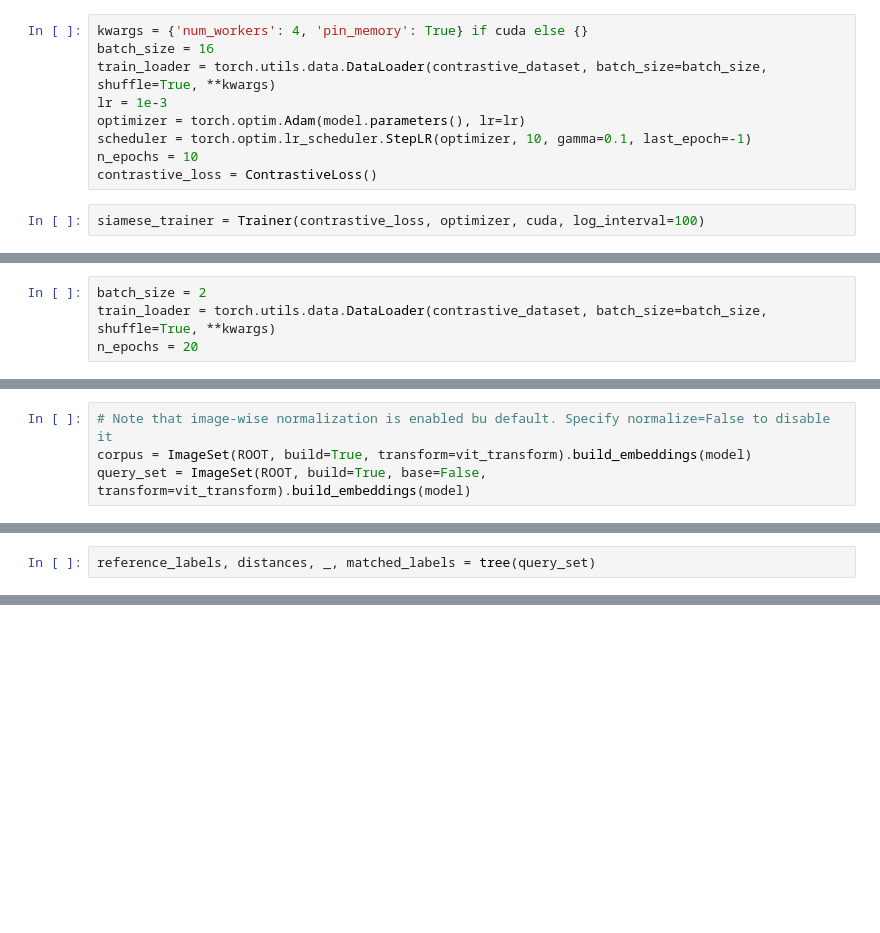
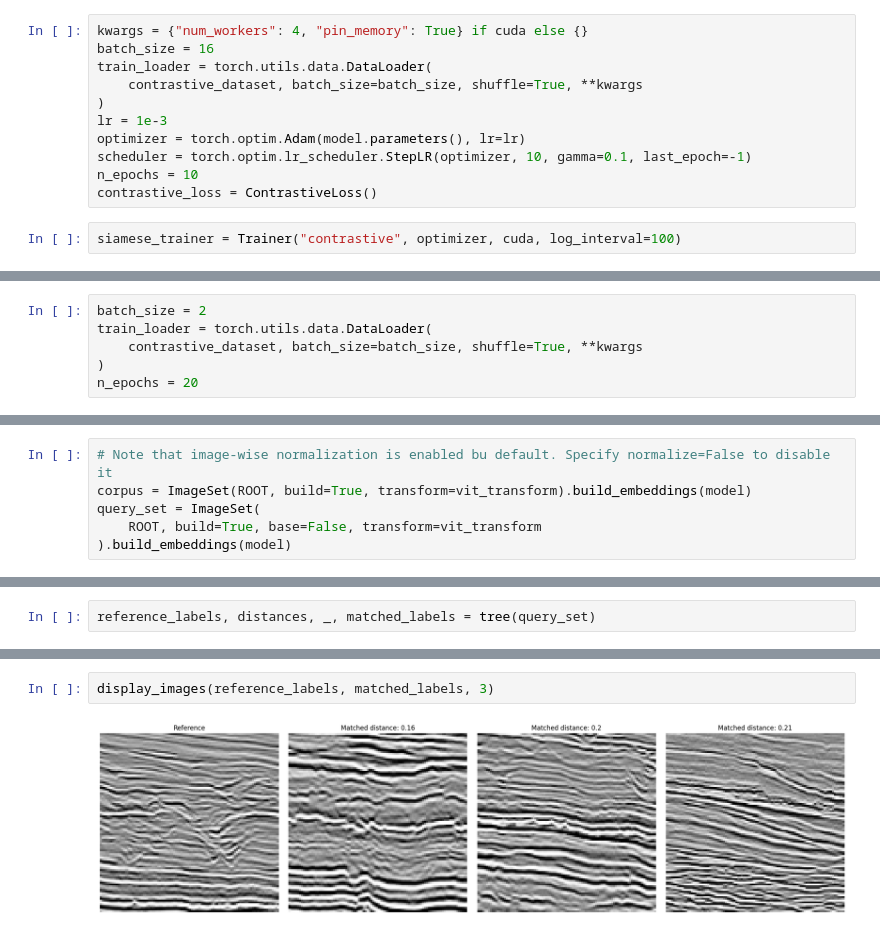
Before and after one commit to jessepisel/section-seeker, a Jupyter notebook: SectionSeeker_Quickstart_notebook.ipynb, the cells around one changed output, grey strips where cells are left out. Drawn from its saved outputs; the diff is of its cells as text; blank space fills up the shorter version.

```diff
--- a/SectionSeeker_Quickstart_notebook.ipynb
+++ b/SectionSeeker_Quickstart_notebook.ipynb
@@ -193,16 +239,18 @@ Initialized weights for fully connected component
 # %% [markdown]
 ### First stage of training
 # %%
-kwargs = {'num_workers': 4, 'pin_memory': True} if cuda else {}
+kwargs = {"num_workers": 4, "pin_memory": True} if cuda else {}
 batch_size = 16
-train_loader = torch.utils.data.DataLoader(contrastive_dataset, batch_size=batch_size, shuffle=True, **kwargs)
+train_loader = torch.utils.data.DataLoader(
+    contrastive_dataset, batch_size=batch_size, shuffle=True, **kwargs
+)
 lr = 1e-3
 optimizer = torch.optim.Adam(model.parameters(), lr=lr)
 scheduler = torch.optim.lr_scheduler.StepLR(optimizer, 10, gamma=0.1, last_epoch=-1)
 n_epochs = 10
 contrastive_loss = ContrastiveLoss()
 # %%
-siamese_trainer = Trainer(contrastive_loss, optimizer, cuda, log_interval=100)
+siamese_trainer = Trainer("contrastive", optimizer, cuda, log_interval=100)
 # %%
 siamese_trainer.train(model, train_loader, scheduler, n_epochs=n_epochs)
 # %% [output]
@@ -220,7 +268,9 @@ Train Epoch: 9 [0/561 (0%)]     Loss: 0.073591
 ### Second stage of training
 # %%
 batch_size = 2
-train_loader = torch.utils.data.DataLoader(contrastive_dataset, batch_size=batch_size, shuffle=True, **kwargs)
+train_loader = torch.utils.data.DataLoader(
+    contrastive_dataset, batch_size=batch_size, shuffle=True, **kwargs
+)
 n_epochs = 20
 # %%
 siamese_trainer.train(model, train_loader, scheduler, n_epochs=n_epochs)
@@ -274,7 +328,9 @@ from search import ImageSet, SearchTree
 # %%
 # Note that image-wise normalization is enabled bu default. Specify normalize=False to disable it
 corpus = ImageSet(ROOT, build=True, transform=vit_transform).build_embeddings(model)
-query_set = ImageSet(ROOT, build=True, base=False, transform=vit_transform).build_embeddings(model)
+query_set = ImageSet(
+    ROOT, build=True, base=False, transform=vit_transform
+).build_embeddings(model)
 # %%
 tree = SearchTree(corpus)
 # %% [output]
@@ -283,0 +389,4 @@ reference_labels, distances, _, matched_labels = tree(query_set)
+# %%
+display_images(reference_labels, matched_labels, 3)
+# %% [output]
+[figure, added]
```
Also changed, not shown: parts of 29 cells of this notebook, 1 other file.
